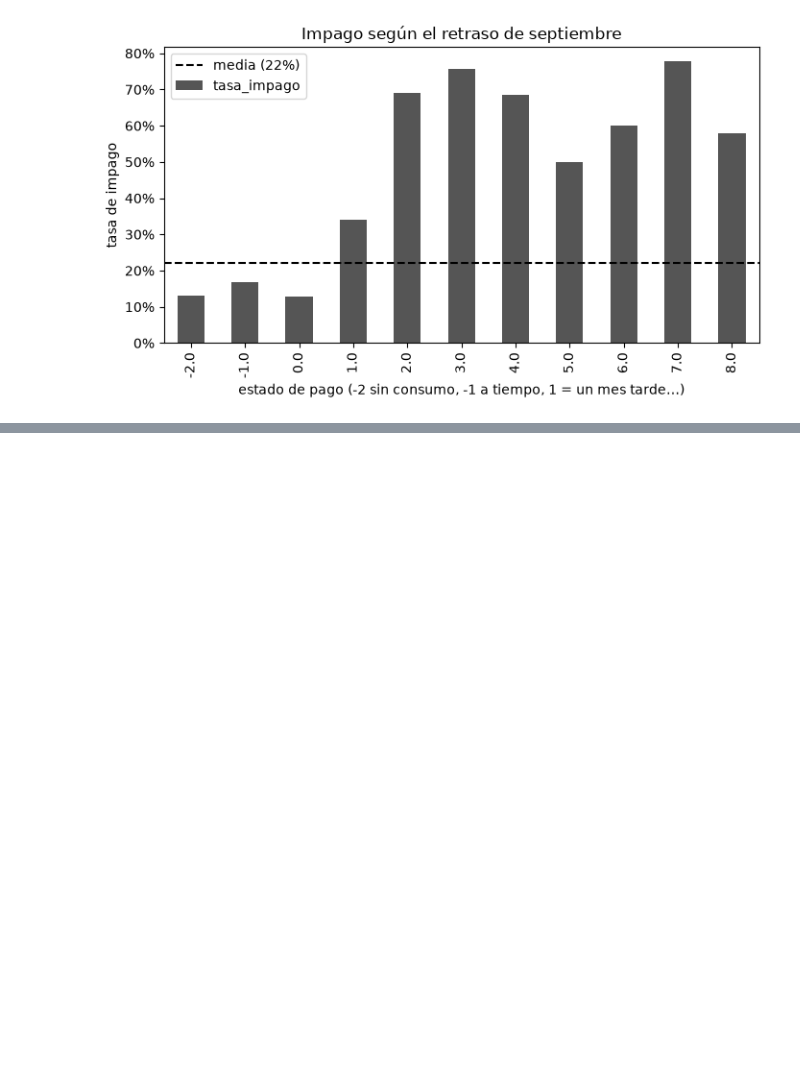
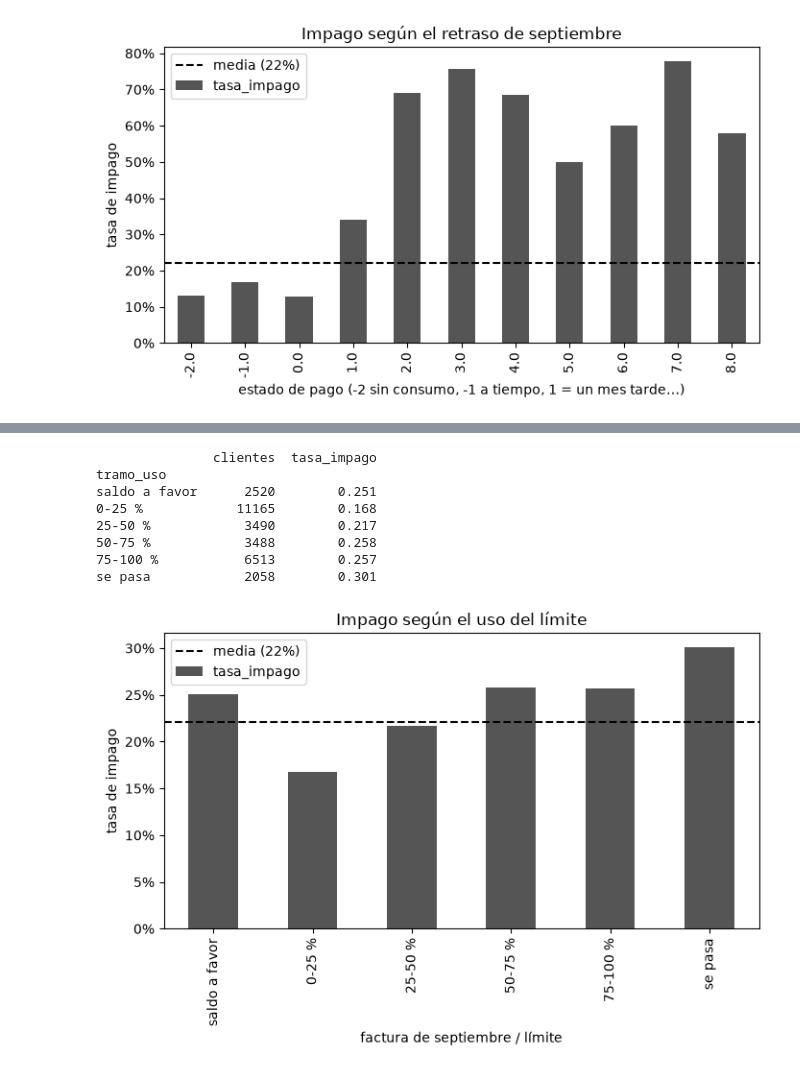
Before and after one commit to mmartinezvaras/credit-scoring, a Jupyter notebook: notebooks/03_explorar.ipynb, the cells around one changed output, grey strips where cells are left out. Saved outputs shown, nothing was run; the diff lists cells and outputs as text; code cells hidden in the pictures; blank space fills up the shorter version.

```diff
--- a/notebooks/03_explorar.ipynb
+++ b/notebooks/03_explorar.ipynb
@@ -66,0 +81,20 @@ estado_pago_sep
+# %%
+clientes["uso_limite"] = clientes["importe_factura_sep"] / clientes["limite_credito"]
+clientes["tramo_uso"] = pd.cut(
+    clientes["uso_limite"],
+    bins=[-float("inf"), 0, 0.25, 0.5, 0.75, 1, float("inf")],
+    labels=["saldo a favor", "0-25 %", "25-50 %", "50-75 %", "75-100 %", "se pasa"],
+)
+t = tasa_por("tramo_uso")
+print(t)
+dibujar(t, "Impago según el uso del límite", "factura de septiembre / límite")
+# %% [output]
+               clientes  tasa_impago
+tramo_uso
+saldo a favor      2520        0.251
+0-25 %            11165        0.168
+25-50 %            3490        0.217
+50-75 %            3488        0.258
+75-100 %           6513        0.257
+se pasa            2058        0.301
+[figure, added]
```
Also changed, not shown: parts of 2 cells of this notebook, 6 other files.
